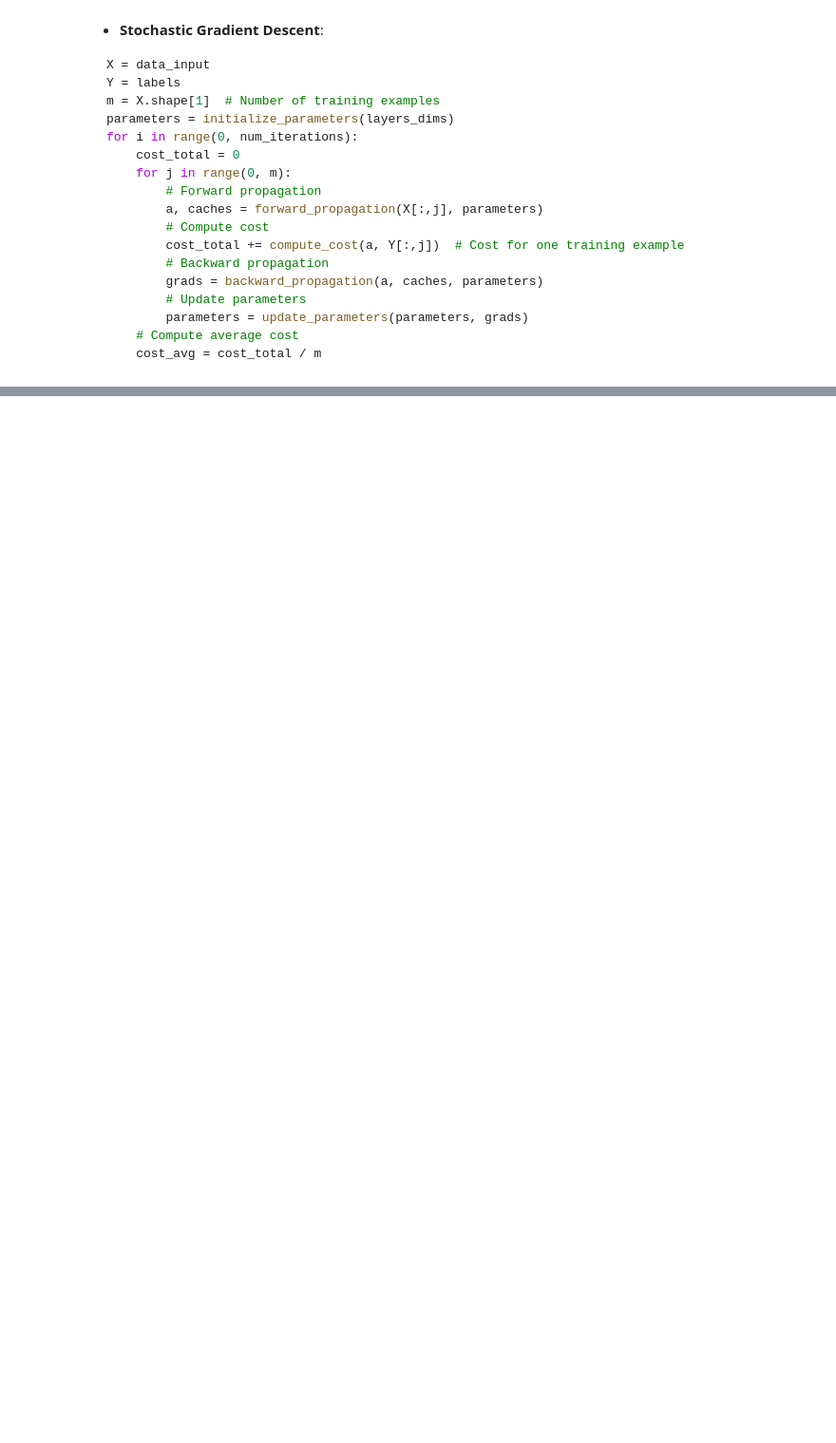
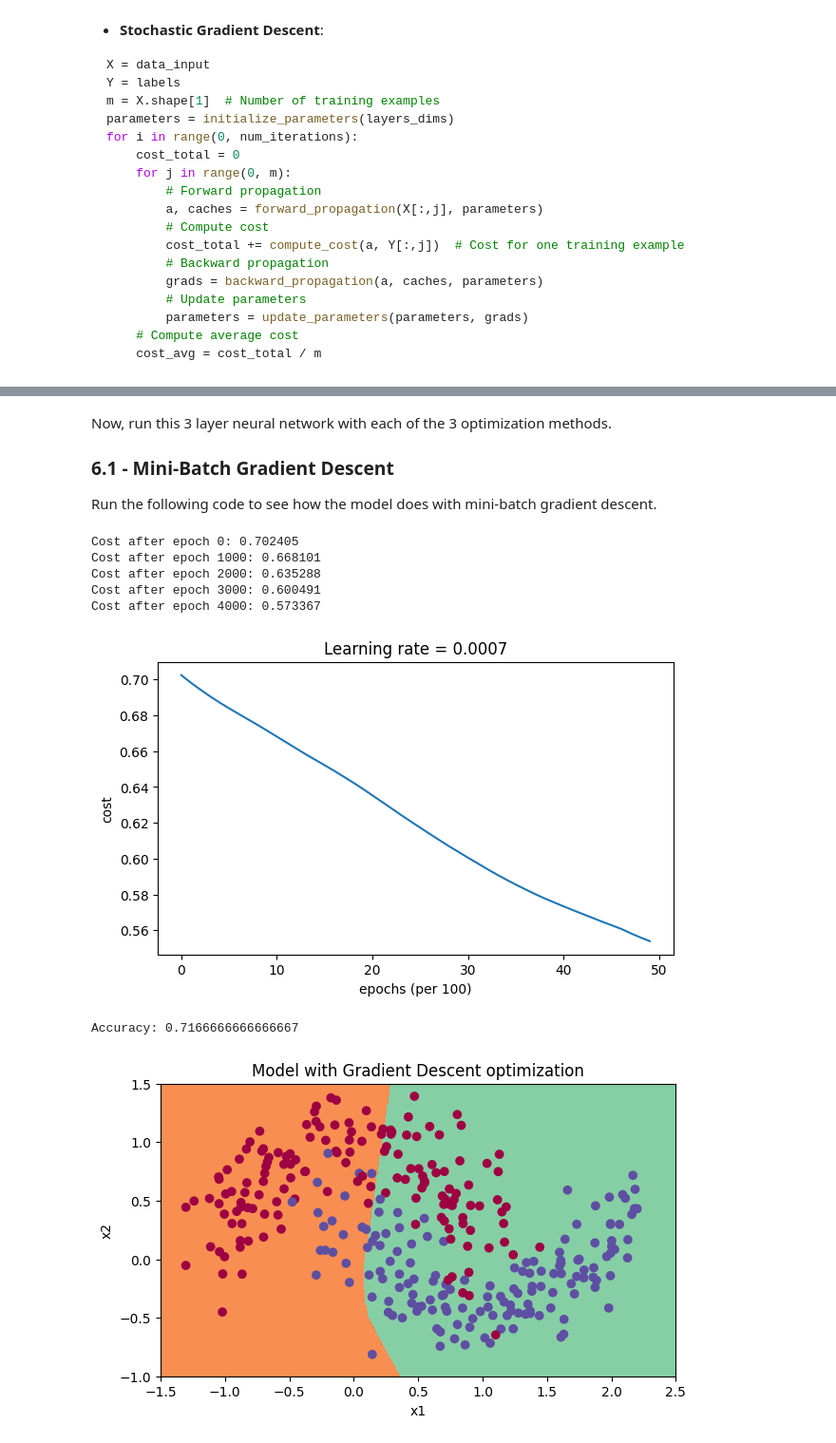
Before and after one commit to Donner886/Deep-learning, a Jupyter notebook: Chapter02-Hyper-parameters-fine-Tuning/W2A1/Optimization_methods_ddma.ipynb, the cells around one changed output, grey strips where cells are left out. Shown at 95% size. Cells and saved outputs as stored; diff of their text form; code cells hidden in the pictures; blank space fills up the shorter version.

```diff
--- a/Chapter02-Hyper-parameters-fine-Tuning/W2A1/Optimization_methods_ddma.ipynb
+++ b/Chapter02-Hyper-parameters-fine-Tuning/W2A1/Optimization_methods_ddma.ipynb
@@ -225,0 +576,14 @@ for k in (0 , 5):
+# %%
+parameters = initialize_adam_test_case()
+
+v, s = initialize_adam(parameters)
+print("v[\"dW1\"] = \n" + str(v["dW1"]))
+print("v[\"db1\"] = \n" + str(v["db1"]))
+print("v[\"dW2\"] = \n" + str(v["dW2"]))
+print("v[\"db2\"] = \n" + str(v["db2"]))
+print("s[\"dW1\"] = \n" + str(s["dW1"]))
+print("s[\"db1\"] = \n" + str(s["db1"]))
+print("s[\"dW2\"] = \n" + str(s["dW2"]))
+print("s[\"db2\"] = \n" + str(s["db2"]))
+
+initialize_adam_test(initialize_adam)
@@ -225,0 +678,10 @@ for k in (0 , 5):
+# %%
+parametersi, grads, vi, si, t, learning_rate, beta1, beta2, epsilon = update_parameters_with_adam_test_case()
+
+parameters, v, s, vc, sc  = update_parameters_with_adam(parametersi, grads, vi, si, t, learning_rate, beta1, beta2, epsilon)
+print(f"W1 = \n{parameters['W1']}")
+print(f"W2 = \n{parameters['W2']}")
+print(f"b1 = \n{parameters['b1']}")
+print(f"b2 = \n{parameters['b2']}")
+
+update_parameters_with_adam_test(update_parameters_with_adam)
@@ -225,0 +805,30 @@ for k in (0 , 5):
+# %% [markdown]
+Now, run this 3 layer neural network with each of the 3 optimization methods.
+
+<a name='6-1'></a>
+### 6.1 - Mini-Batch Gradient Descent
+
+Run the following code to see how the model does with mini-batch gradient descent.
+# %%
+# train 3-layer model
+layers_dims = [train_X.shape[0], 5, 2, 1]
+parameters = model(train_X, train_Y, layers_dims, optimizer = "gd")
+
+# Predict
+predictions = predict(train_X, train_Y, parameters)
+
+# Plot decision boundary
+plt.title("Model with Gradient Descent optimization")
+axes = plt.gca()
+axes.set_xlim([-1.5,2.5])
+axes.set_ylim([-1,1.5])
+plot_decision_boundary(lambda x: predict_dec(parameters, x.T), train_X, train_Y)
+# %% [output]
+Cost after epoch 0: 0.702405
+Cost after epoch 1000: 0.668101
+Cost after epoch 2000: 0.635288
+Cost after epoch 3000: 0.600491
+Cost after epoch 4000: 0.573367
+[figure, added]
+Accuracy: 0.7166666666666667
+[figure, added]
```
Also changed, not shown: parts of 49 cells of this notebook, 4 other files.
